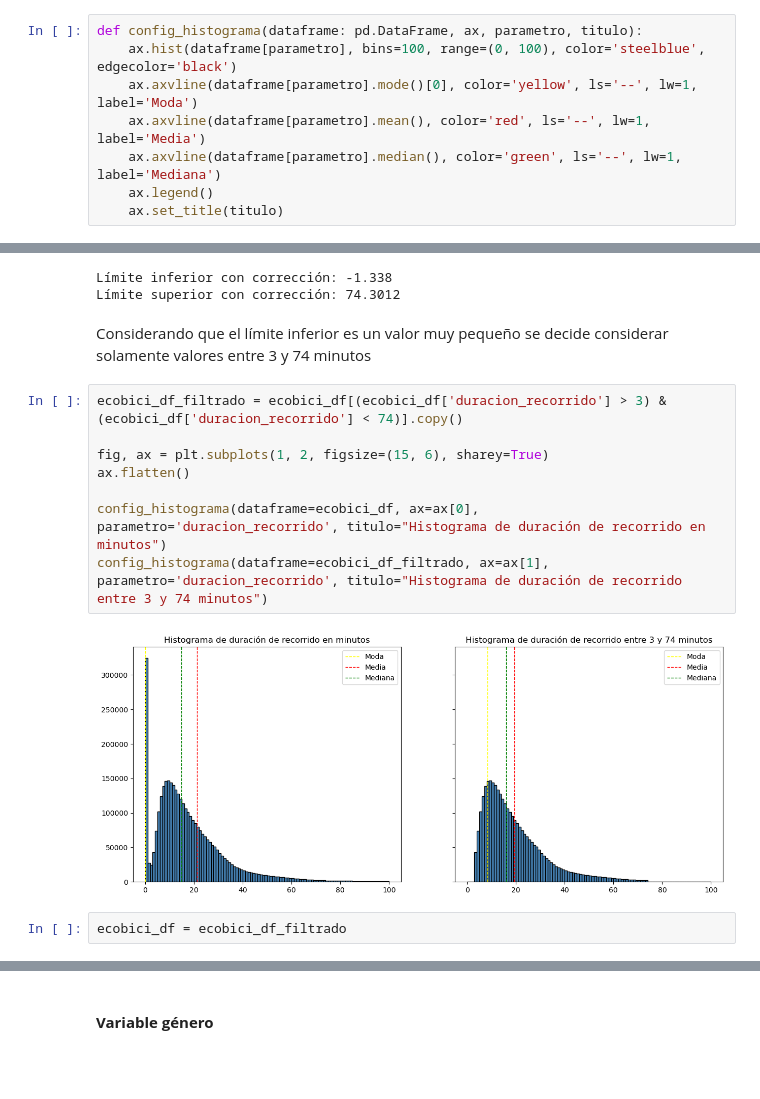
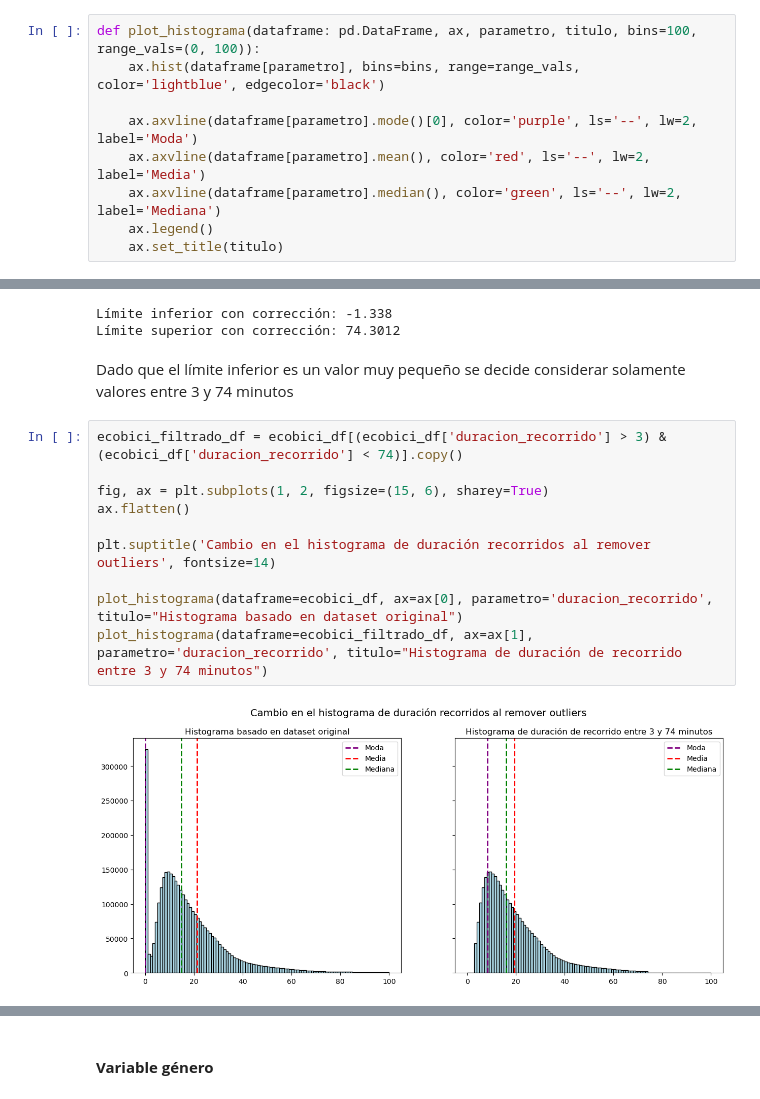
Before and after one commit to elianpinzas/add_tp_final, a Jupyter notebook: trabajo_final.ipynb, the cells around one changed output, grey strips where cells are left out. Drawn from its saved outputs; the diff is of its cells as text; blank space fills up the shorter version.

```diff
--- a/trabajo_final.ipynb
+++ b/trabajo_final.ipynb
@@ -222,11 +220,12 @@ Curtosis de la variable 'duracion_recorrido': 30108.1573
 # %% [markdown]
 Se trata entonces de una distribución de recorridos altamente asimétrica confirmado por el cálculo de asimetría (skewness) y los valores de Moda < Mediana < Media.
 # %%
-def config_histograma(dataframe: pd.DataFrame, ax, parametro, titulo):
-    ax.hist(dataframe[parametro], bins=100, range=(0, 100), color='steelblue', edgecolor='black')
-    ax.axvline(dataframe[parametro].mode()[0], color='yellow', ls='--', lw=1, label='Moda')
-    ax.axvline(dataframe[parametro].mean(), color='red', ls='--', lw=1, label='Media')
-    ax.axvline(dataframe[parametro].median(), color='green', ls='--', lw=1, label='Mediana')
+def plot_histograma(dataframe: pd.DataFrame, ax, parametro, titulo, bins=100, range_vals=(0, 100)):
+    ax.hist(dataframe[parametro], bins=bins, range=range_vals, color='lightblue', edgecolor='black')
+
+    ax.axvline(dataframe[parametro].mode()[0], color='purple', ls='--', lw=2, label='Moda')
+    ax.axvline(dataframe[parametro].mean(), color='red', ls='--', lw=2, label='Media')
+    ax.axvline(dataframe[parametro].median(), color='green', ls='--', lw=2, label='Mediana')
     ax.legend()
     ax.set_title(titulo)
 # %%
@@ -301,16 +300,16 @@ print(f"Límite superior con corrección: {limite_superior_con_correccion_expone
 Límite inferior con corrección: -1.338
 Límite superior con corrección: 74.3012
 # %% [markdown]
-Considerando que el límite inferior es un valor muy pequeño se decide considerar solamente valores entre 3 y 74 minutos
+Dado que el límite inferior es un valor muy pequeño se decide considerar solamente valores entre 3 y 74 minutos
 # %%
-ecobici_df_filtrado = ecobici_df[(ecobici_df['duracion_recorrido'] > 3) & (ecobici_df['duracion_recorrido'] < 74)].copy()
+ecobici_filtrado_df = ecobici_df[(ecobici_df['duracion_recorrido'] > 3) & (ecobici_df['duracion_recorrido'] < 74)].copy()
 
 fig, ax = plt.subplots(1, 2, figsize=(15, 6), sharey=True)
 ax.flatten()
 
-config_histograma(dataframe=ecobici_df, ax=ax[0], parametro='duracion_recorrido', titulo="Histograma de duración de recorrido en minutos")
-config_histograma(dataframe=ecobici_df_filtrado, ax=ax[1], parametro='duracion_recorrido', titulo="Histograma de duración de recorrido entre 3 y 74 minutos")
+plt.suptitle('Cambio en el histograma de duración recorridos al remover outliers', fontsize=14)
+
+plot_histograma(dataframe=ecobici_df, ax=ax[0], parametro='duracion_recorrido', titulo="Histograma basado en dataset original")
+plot_histograma(dataframe=ecobici_filtrado_df, ax=ax[1], parametro='duracion_recorrido', titulo="Histograma de duración de recorrido entre 3 y 74 minutos")
 # %% [output]
-[figure, old version]
+[figure, new version]
-# %%
-ecobici_df = ecobici_df_filtrado
```
Also changed, not shown: parts of 22 cells of this notebook.
